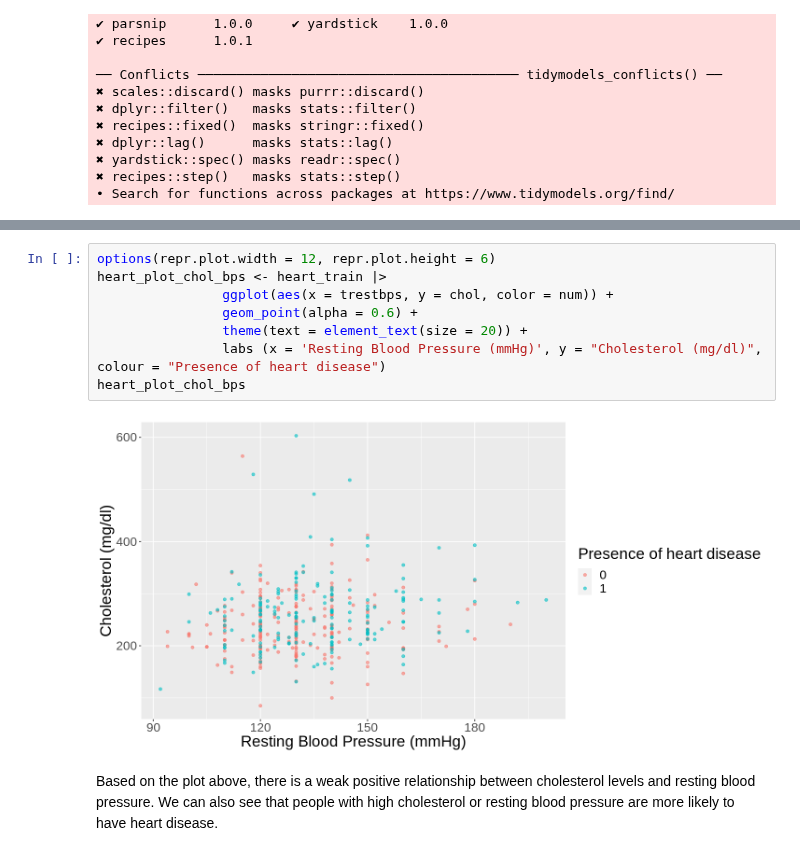
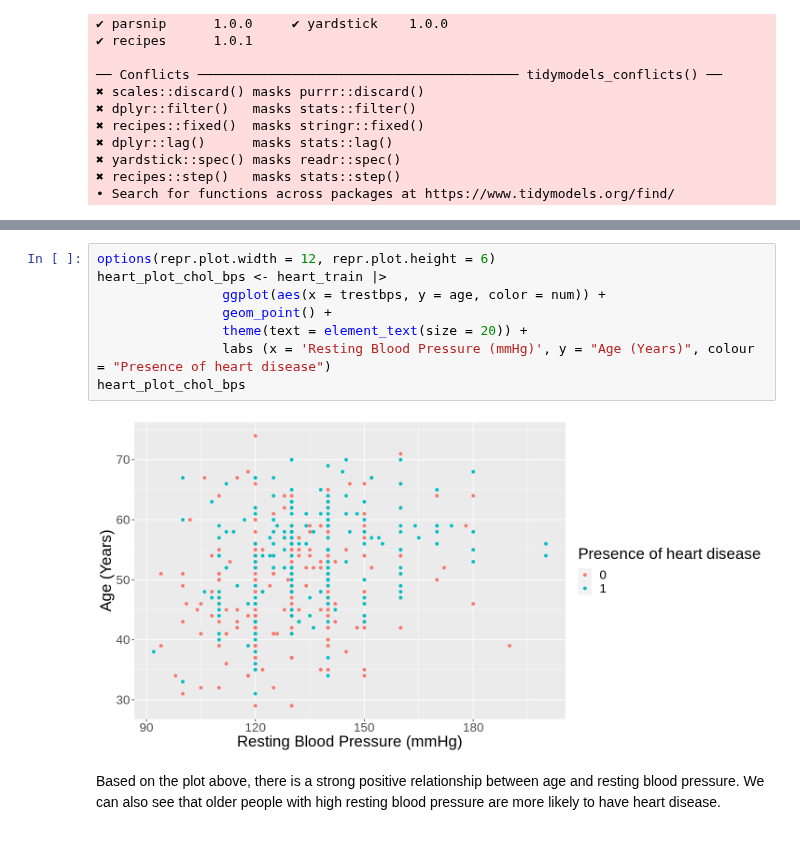
Before and after one commit to xonew/DSCI-100-002-Group-26, a Jupyter notebook: Cleaning.ipynb, the cells around one changed output, grey strips where cells are left out. Saved outputs shown, nothing was run; the diff lists cells and outputs as text.

Commit message:
Added Kamal's changes to the graph

```diff
--- a/Cleaning.ipynb
+++ b/Cleaning.ipynb
@@ -68,12 +68,12 @@ dbl (5): X1, X2, X3, X10, X14
 # %%
 options(repr.plot.width = 12, repr.plot.height = 6)
 heart_plot_chol_bps <- heart_train |>
-                ggplot(aes(x = trestbps, y = chol, color = num)) +
-                geom_point(alpha = 0.6) +
+                ggplot(aes(x = trestbps, y = age, color = num)) +
+                geom_point() +
                 theme(text = element_text(size = 20)) +
-                labs (x = 'Resting Blood Pressure (mmHg)', y = "Cholesterol (mg/dl)", colour = "Presence of heart disease")
+                labs (x = 'Resting Blood Pressure (mmHg)', y = "Age (Years)", colour = "Presence of heart disease")
 heart_plot_chol_bps
 # %% [output]
-[figure, old version]
+[figure, new version]
 # %% [markdown]
-Based on the plot above, there is a weak positive relationship between cholesterol levels and resting blood pressure. We can also see that people with high cholesterol or resting blood pressure are more likely to have heart disease.
+Based on the plot above, there is a strong positive relationship between age and resting blood pressure. We can also see that older people with high resting blood pressure are more likely to have heart disease.
```
Also changed, not shown: parts of 1 cell of this notebook.
